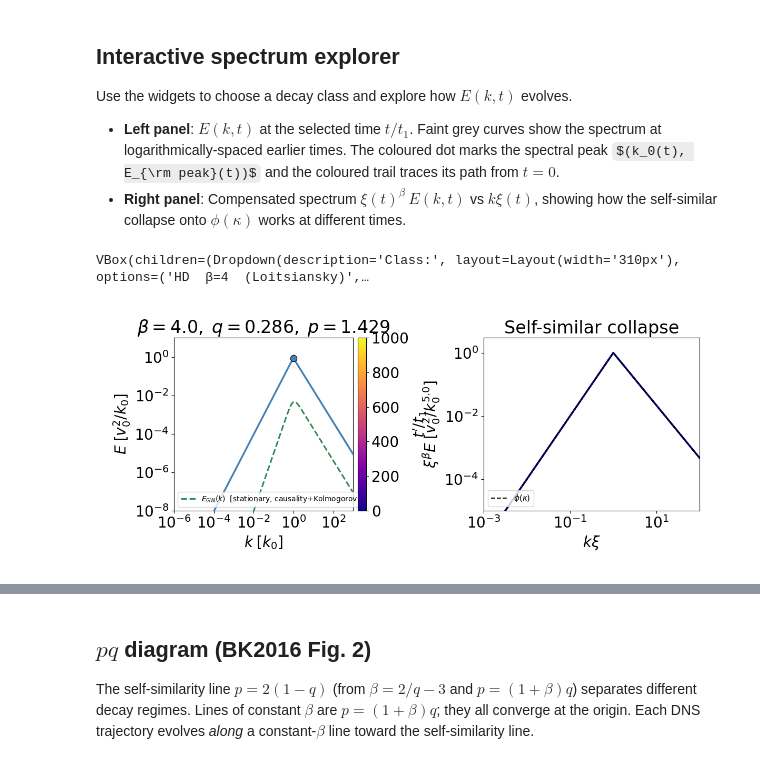
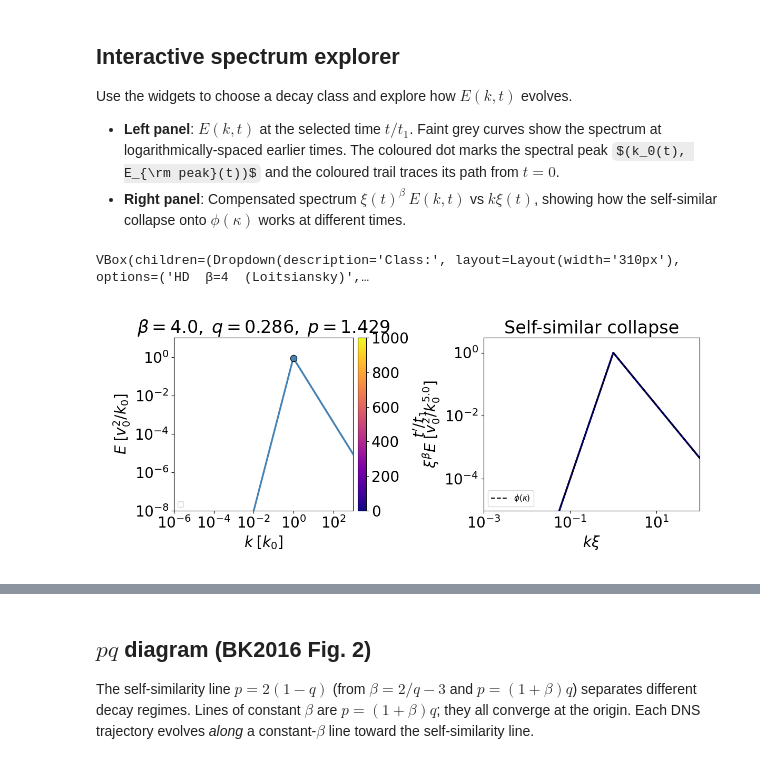
Before and after one commit to shturman99/Polarization-of-Gravitational-Waves, a Jupyter notebook: Notebooks/spectra_explorer.ipynb, the cells around one changed output, grey strips where cells are left out. Drawn from its saved outputs; the diff is of its cells as text; code cells hidden in the pictures; some formulas as TeX source.

```diff
--- a/Notebooks/spectra_explorer.ipynb
+++ b/Notebooks/spectra_explorer.ipynb
@@ -145,7 +146,7 @@ T_MAX   = 1e3
 N_TRAIL = 200
 N_GHOST = 8
 N_COMP  = 7
-s       = 2
+s       = 4
 
 _norm = Normalize(vmin=0, vmax=T_MAX)
 _cmap = cm.plasma #type: ignore
@@ -161,9 +162,6 @@ _main_line,  = _ax.loglog([], [], '-', lw=2.5, zorder=3)
 _trail_lc    = LineCollection([], cmap=_cmap, norm=_norm, lw=2, zorder=2)
 _ax.add_collection(_trail_lc)
 _peak_dot    = _ax.scatter([], [], s=80, zorder=5, edgecolors='k', lw=0.8)
-
-_gw_line, = _ax.loglog([], [], '--', color='seagreen', lw=2.2, zorder=4,
-                        label=r'$E_{\rm GW}(k)$  [stationary, causality+Kolmogorov]')
 
 _ax.set_xlabel(r'$k\;[k_0]$')
 _ax.set_ylabel(r'$E\;[v_0^2/k_0]$')
@@ -207,14 +205,12 @@ def _update(change=None):
     w_t_out.value  = fr"  $t/t_1$ = {t:.3g}"
     w_k0_out.value = fr"  $k_0$ = {k0:.3g} [$k_0$]   \xi_0 = {1/k0:.3g} [$k_0^{-1}$]"
 
-    # right panel y-label — depends on β: ξ^β E has units v₀² k₀^{-(β+1)}
     exp = beta + 1
     if exp == 1:
         _ax2.set_ylabel(r'$\xi^\beta E\;[v_0^2/k_0]$')
     else:
         _ax2.set_ylabel(fr'$\xi^\beta E\;[v_0^2/k_0^{{{exp}}}]$')
 
-    # ghost snapshots
     t_snaps = np.logspace(-2, np.log10(max(t, 0.011)), N_GHOST)
     for i, gl in enumerate(_ghost_lines):
         if i < N_GHOST - 1:
@@ -226,7 +222,6 @@ def _update(change=None):
     _main_line.set_data(k_grid, E_spectrum(k_grid, t, beta, q_exp, k0, s=s))
     _main_line.set_color(color)
 
-    # trail — fully vectorised: phi(kappa=1) = 1 always, so E_peak = xi^(-beta)
     t_trail  = np.linspace(0.0, t, N_TRAIL)
     xi_trail = xi_t(t_trail, q_exp)
     kp_trail = k0 / xi_trail
@@ -241,21 +236,7 @@ def _update(change=None):
 
     _ax_title.set_text(fr'$\beta={beta},\;q={q_exp:.3f},\;p={cls["p"]:.3f}$')
 
-    # ── GW spectrum from stationary turbulence ────────────────────────────
-    # Shape: κ³/(1+κ^{14/3})  →  k³ (causality) below k₀, k^{-5/3} (Kolmogorov) above.
-    # Amplitude: A_GW = 10^slider × E_peak(t) [v₀²/k₀].
-    k0_now = kp_trail[-1]                          # current turbulence peak [k₀]
-    E0_now = Ep_trail[-1]                          # current E at peak [v₀²/k₀]
-    A_gw   = 10 ** w_log_agw.value * E0_now       # GW amplitude [v₀²/k₀]
-    kappa_gw = k_grid / k0_now
-    E_gw = A_gw * kappa_gw**3 / (1.0 + kappa_gw ** (3.0 + 5.0 / 3.0))
-    _gw_line.set_data(k_grid, E_gw)
-    w_agw_out.value = (
-        f"  A_GW = {10**w_log_agw.value:.2g} × E_peak  "
-        f"[peak at k = {0.95*k0_now:.2g} k₀]"
-    )
 
-    # compensated spectra — collapse onto phi(kappa), x-axis shifts only
     t_comp = np.logspace(-2, np.log10(max(t, 0.011)), N_COMP)
     for i_t, (t_c, cl) in enumerate(zip(t_comp, _comp_lines)):
         xi      = xi_t(t_c, q_exp)
@@ -273,41 +254,34 @@ w_class = widgets.Dropdown(
     description='Class:',
     layout=widgets.Layout(width='310px'),
 )
 w_logt = widgets.FloatSlider(
     value=-1.0, min=-2.0, max=np.log10(T_MAX), step=0.05,
     description='log(t/t₁)',       # t₁ = (k₀v₀)⁻¹
     continuous_update=True,
     style={'description_width': '75px'},
     layout=widgets.Layout(width='380px'),
 )
 w_logk0 = widgets.FloatSlider(
     value=0.0, min=-1.0, max=1.0, step=0.05,
     description='log(k₀)',
     continuous_update=True,
     style={'description_width': '75px'},
     layout=widgets.Layout(width='300px'),
 )
-w_log_agw = widgets.FloatSlider(
-    value=-2.0, min=-6.0, max=1.0, step=0.1,
-    description='log(A_GW)',       # GW amplitude relative to turb peak
-    continuous_update=True,
-    style={'description_width': '75px'},
-    layout=widgets.Layout(width='320px'),
-)
+
 w_t_out   = widgets.Label(value='  t/t₁ = 0.10')
 w_k0_out  = widgets.Label(value='  k₀ = 1.00 [k₀]   ℓ₀ = 1.00 [k₀⁻¹]')
-w_agw_out = widgets.Label(value='')
 
-for w in (w_class, w_logt, w_logk0, w_log_agw):
+
+for w in (w_class, w_logt, w_logk0):
     w.observe(_update, names='value')
 
 display(widgets.VBox([
     w_class,
     widgets.HBox([w_logt,    w_t_out]),
     widgets.HBox([w_logk0,   w_k0_out]),
-    widgets.HBox([w_log_agw, w_agw_out]),
 ]))
 _update()
 # %% [output]
 VBox(children=(Dropdown(description='Class:', layout=Layout(width='310px'), options=('HD  β=4  (Loitsiansky)',…
-[figure, old version]
+[figure, new version]
```
Also changed, not shown: parts of 6 cells of this notebook, 27 other files.
